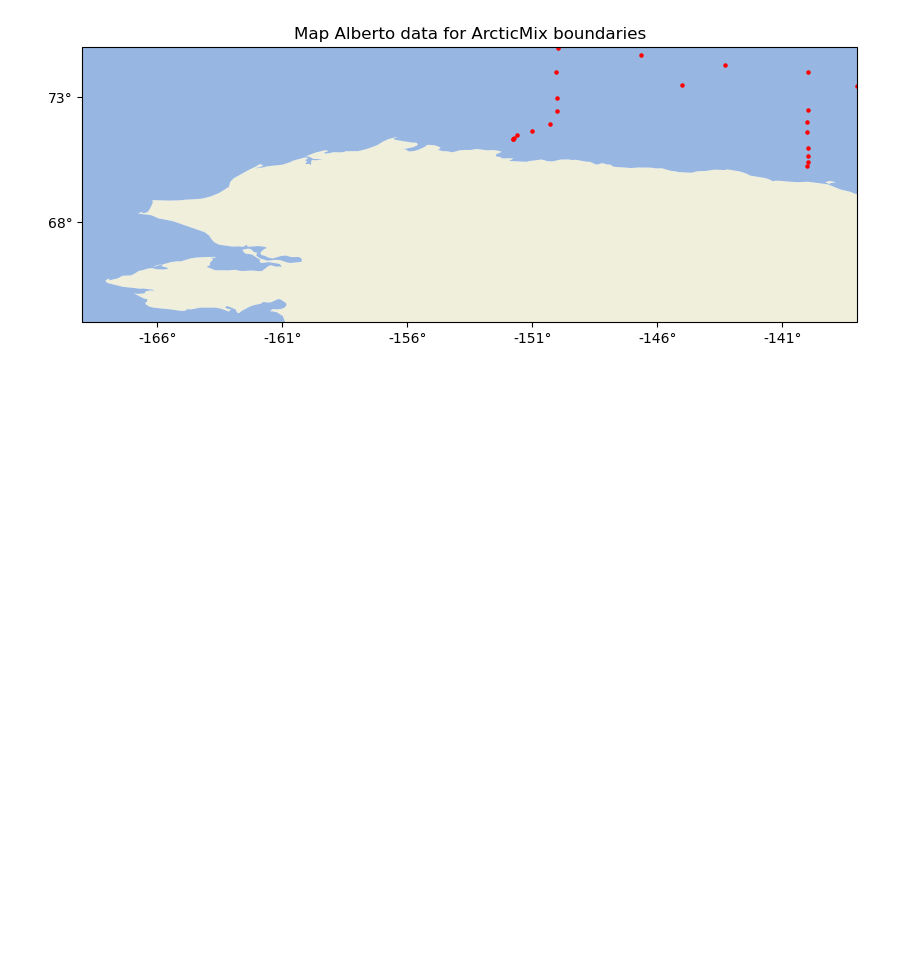
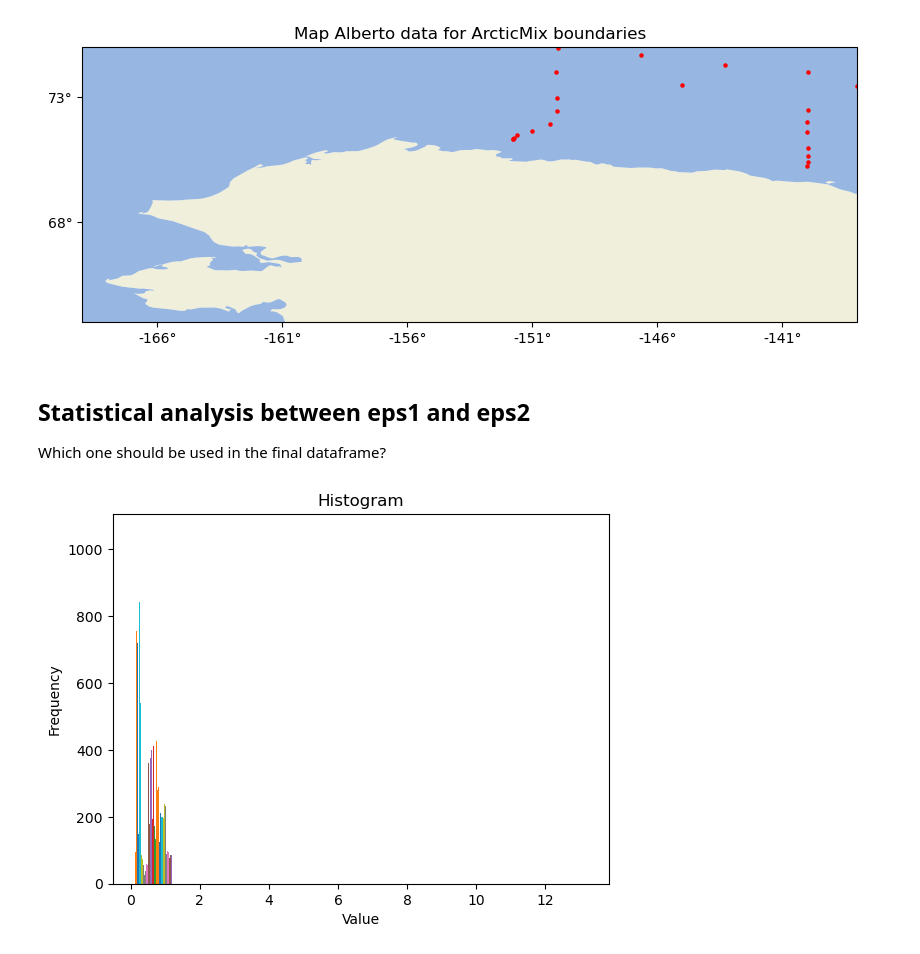
Before and after one commit to lisanneblok/ArcticTurbulence, a Jupyter notebook: preprocessing/alberto_mat.ipynb, the cells around one changed output. Cells and saved outputs as stored; diff of their text form; code cells hidden in the pictures; blank space fills up the shorter version.

```diff
--- a/preprocessing/alberto_mat.ipynb
+++ b/preprocessing/alberto_mat.ipynb
@@ -249,3 +285,18 @@ ax.set_title("Map Alberto data for ArcticMix boundaries")
 # %% [output]
 Text(0.5, 1.0, 'Map Alberto data for ArcticMix boundaries')
 [figure]
+# %% [markdown]
+## Statistical analysis between eps1 and eps2
+Which one should be used in the final dataframe?
+# %%
+plt.hist(eps.ravel())
+
+# Set the axis labels and title
+plt.xlabel('Value')
+plt.ylabel('Frequency')
+plt.title('Histogram')
+
+# Show the plot
+plt.show()
+# %% [output]
+[figure, added]
```
Also changed, not shown: parts of 27 cells of this notebook, 4 other files.
